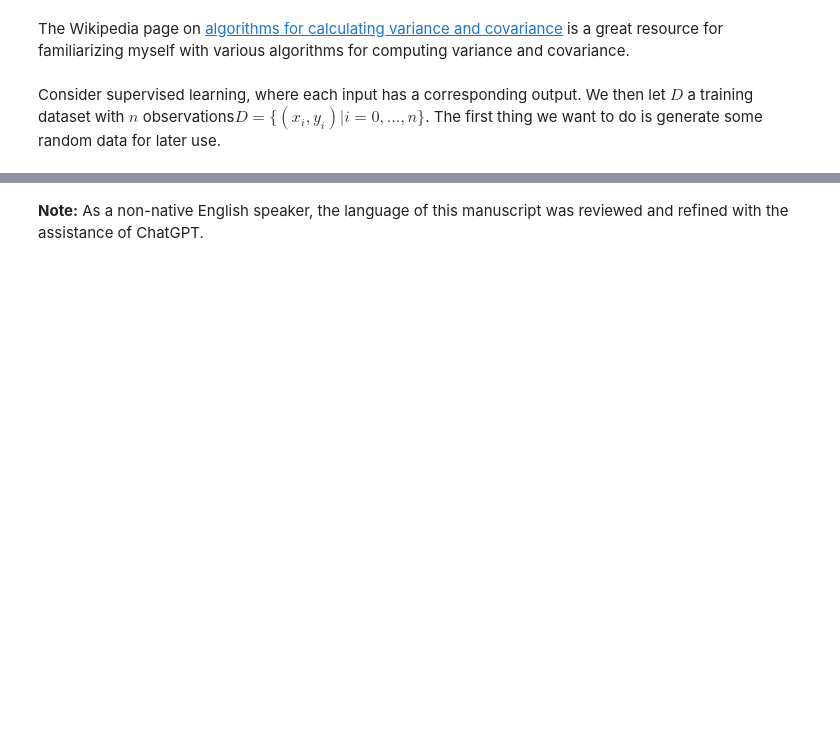
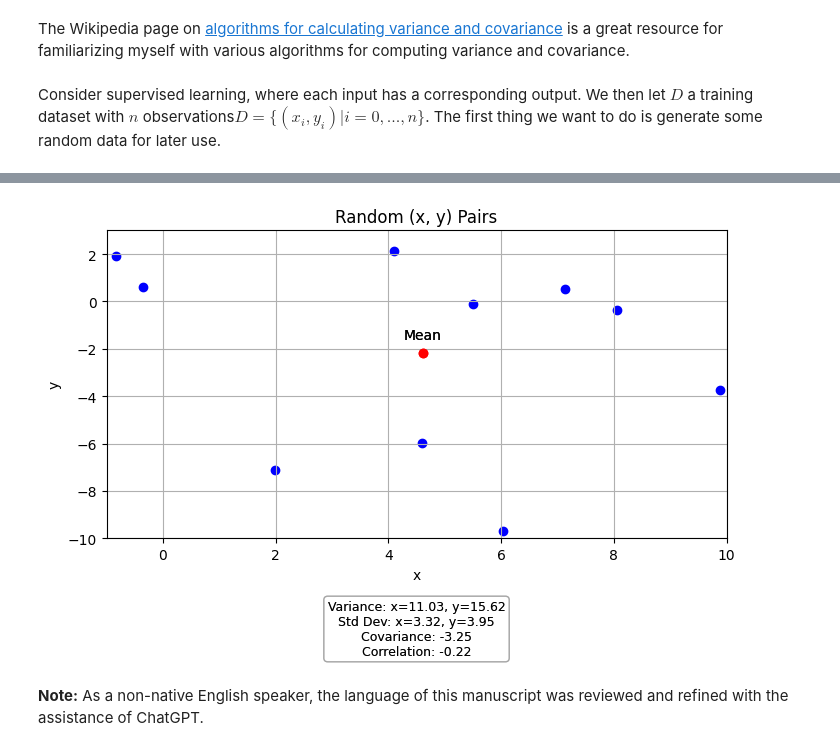
Before and after one commit to bd0525/new2GPR, a Jupyter notebook: 001basic_stats.ipynb, the cells around one changed output, grey strips where cells are left out. Drawn from its saved outputs; the diff is of its cells as text; code cells hidden in the pictures; blank space fills up the shorter version.

```diff
--- a/001basic_stats.ipynb
+++ b/001basic_stats.ipynb
@@ -59,24 +84,33 @@ For a set of $(x,y)$ pair, we should focus on its statistical characteristics th
 # %%
 # Calculate the mean of x and y
 mean_x = np.mean(x)
 mean_y = np.mean(y)
 
 # Calculate the variance of x and y
 var_x = np.var(x)
 var_y = np.var(y)
 
 # Calculate the standard deviation of x and y
 std_x = np.std(x)
 std_y = np.std(y)
 
 # Calculate the covariance
 cov_xy = np.cov(x, y)[0, 1]
 
 # Calculate the correlation
 corr_xy = np.corrcoef(x, y)[0, 1]
 
-# Subplot
-plt.axvline(x = mean_x, color = 'b', label = 'axvline - full height')
-plt.axhline(y = mean_y, color = 'r', label = 'axhline - full width')
+# Update the plot with the mean point and text
+ax.scatter(mean_x, mean_y, color='red', zorder=5)  # Highlight the mean
+ax.annotate('Mean', (mean_x, mean_y), textcoords="offset points", xytext=(0,10), ha='center')
+
+# Add a text box for displaying additional statistics
+stats_text = f'Variance: x={var_x:.2f}, y={var_y:.2f}\nStd Dev: x={std_x:.2f}, y={std_y:.2f}\nCovariance: {cov_xy:.2f}\nCorrelation: {corr_xy:.2f}'
+ax.text(0.5, -0.2, stats_text, transform=ax.transAxes, fontsize=9, verticalalignment='top', horizontalalignment='center', bbox=dict(boxstyle="round,pad=0.3", edgecolor='gray', facecolor='white', alpha=0.5))
+
+# Clear the previous output and display the updated plot
+display(fig)
+# %% [output]
+[figure, added]
 # %% [markdown]
 **Note:** As a non-native English speaker, the language of this manuscript was reviewed and refined with the assistance of ChatGPT.
```
Also changed, not shown: parts of 2 cells of this notebook.
